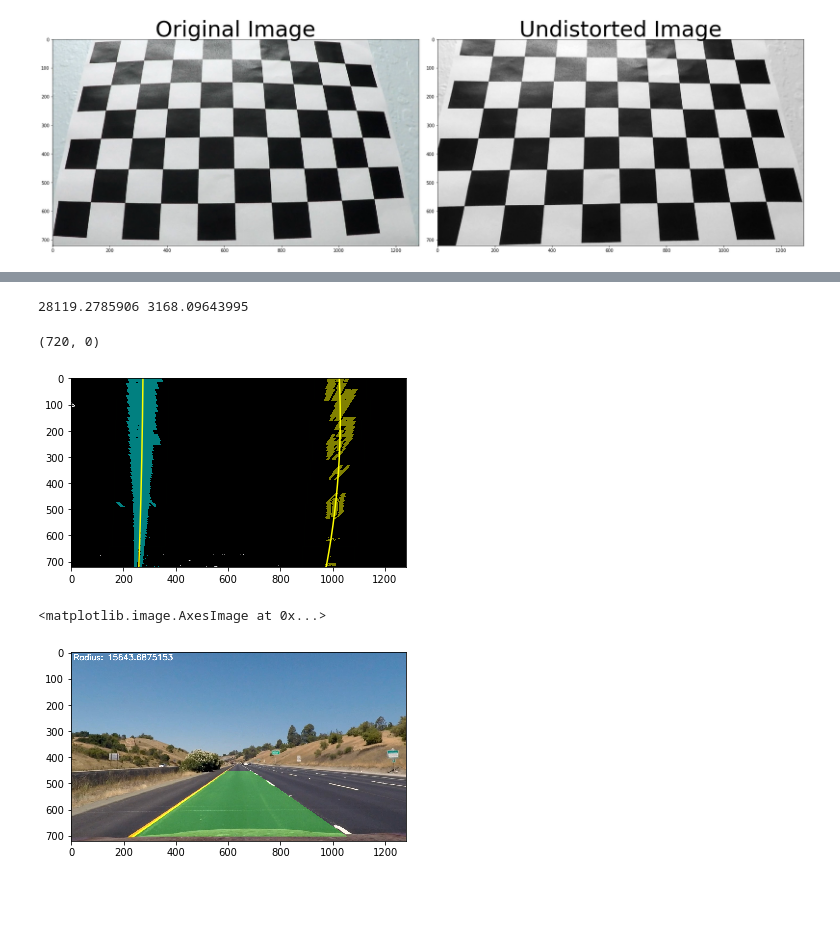
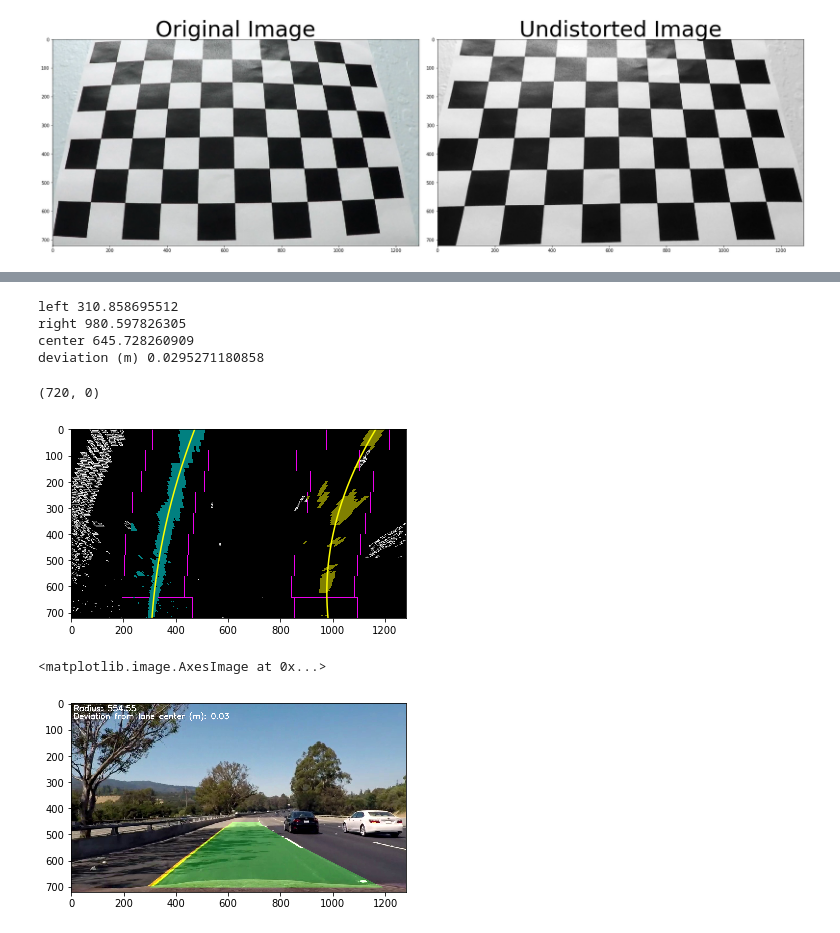
Before and after one commit to zeeexsixare/CarND-Advanced-Lane-Lines, a Jupyter notebook: AdvancedLaneFinding.ipynb, the cells around one changed output, grey strips where cells are left out. Saved outputs shown, nothing was run; the diff lists cells and outputs as text; code cells hidden in the pictures; blank space fills up the shorter version.

```diff
--- a/AdvancedLaneFinding.ipynb
+++ b/AdvancedLaneFinding.ipynb
@@ -139,7 +147,7 @@ def mag_thresh(img, sobel_kernel=3, thresh=(10, 100)):
     # 6) Return this mask as your binary_output image
     return mag_binary
 
-img = cv2.imread('./test_images/test4.jpg')
+img = cv2.imread('./test_images/pa7.jpg')
 imgRGB = cv2.cvtColor(img, cv2.COLOR_BGR2RGB)
 
 img_mag = mag_thresh(imgRGB)
@@ -152,7 +160,7 @@ plt.imshow(img_mag,cmap='gray')
 #Define Direction of Gradient function
 
 # Read in an image
-image = mpimg.imread('./test_images/test4.jpg')
+image = mpimg.imread('./test_images/pa7.jpg')
 
 # Define a function that applies Sobel x and y,
 # then computes the direction of the gradient
@@ -319,9 +329,9 @@ nonzerox = np.array(nonzero[1])
 leftx_current = leftx_base
 rightx_current = rightx_base
 # Set the width of the windows +/- margin
-margin = 100
+margin = 120
 # Set minimum number of pixels found to recenter window
-minpix = 50
+minpix = 30
 # Create empty lists to receive left and right lane pixel indices
 left_lane_inds = []
 right_lane_inds = []
@@ -337,9 +347,9 @@ for window in range(nwindows):
     win_xright_high = rightx_current + margin
     # Draw the windows on the visualization image
     cv2.rectangle(out_img,(win_xleft_low,win_y_low),(win_xleft_high,win_y_high),
-    (0,255,0), 2)
+    (20,255,20), 2)
     cv2.rectangle(out_img,(win_xright_low,win_y_low),(win_xright_high,win_y_high),
-    (0,255,0), 2)
+    (20,255,20), 2)
     # Identify the nonzero pixels in x and y within the window
     good_left_inds = ((nonzeroy >= win_y_low) & (nonzeroy < win_y_high) &
     (nonzerox >= win_xleft_low) &  (nonzerox < win_xleft_high)).nonzero()[0]
@@ -370,18 +380,39 @@ left_fit = np.polyfit(lefty, leftx, 2)
 right_fit = np.polyfit(righty, rightx, 2)
 
 # Generate x and y values for plotting
-ploty = np.linspace(0, binary_warped.shape[0]-1, binary_warped.shape[0] )
+ploty = np.linspace(0, binary_warped.shape[0]-1, binary_warped.shape[0])
 left_fitx = left_fit[0]*ploty**2 + left_fit[1]*ploty + left_fit[2]
 right_fitx = right_fit[0]*ploty**2 + right_fit[1]*ploty + right_fit[2]
+
+# Define conversions in x and y from pixels space to meters
+ym_per_pix = 30/720 # meters per pixel in y dimension
+xm_per_pix = 3.7/700 # meters per pixel in x dimension
+
+# Fit a second order polynomial to pixel positions in each fake lane line
+# Fit new polynomials to x,y in world space
+left_fit_cr = np.polyfit(lefty*ym_per_pix, leftx*xm_per_pix, 2)
+right_fit_cr = np.polyfit(righty*ym_per_pix, rightx*xm_per_pix, 2)
 
 # Define y-value where we want radius of curvature
 # I'll choose the maximum y-value, corresponding to the bottom of the image
 y_eval = np.max(ploty)
-left_curverad = ((1 + (2*left_fit[0]*y_eval + left_fit[1])**2)**1.5) / np.absolute(2*left_fit[0])
-right_curverad = ((1 + (2*right_fit[0]*y_eval + right_fit[1])**2)**1.5) / np.absolute(2*right_fit[0])
-print(left_curverad, right_curverad)
+
+# Calculation of R_curve (radius of curvature) including conversion from pixel space to meters
+left_curverad = ((1 + (2*left_fit_cr[0]*y_eval*ym_per_pix + left_fit_cr[1])**2)**1.5) / np.absolute(2*left_fit_cr[0])
+right_curverad = ((1 + (2*right_fit_cr[0]*y_eval*ym_per_pix + right_fit_cr[1])**2)**1.5) / np.absolute(2*right_fit_cr[0])
+
+#print(left_curverad, right_curverad)
 # Example values: 1926.74 1908.48
 
+#Measure car's position in the lane using lane lines at the bottom of the image, which is closest to the car.
+carpospixleft = left_fit[0]*700**2 + left_fit[1]*700 + left_fit[2]
+carpospixright = right_fit[0]*700**2 + right_fit[1]*700 + right_fit[2]
+print('left', carpospixleft)
+print('right',carpospixright)
+center = np.mean([carpospixleft, carpospixright])
+print('center', center)
+deviation = abs(center - 1280/2)/194
+print('deviation (m)', deviation)
 
 out_img[nonzeroy[left_lane_inds], nonzerox[left_lane_inds]] = [255, 128, 128]
 out_img[nonzeroy[right_lane_inds], nonzerox[right_lane_inds]] = [128, 128, 255]
@@ -391,39 +422,43 @@ plt.plot(right_fitx, ploty, color='yellow')
 plt.xlim(0, 1280)
 plt.ylim(720, 0)
 # %% [output]
-28119.2785906 3168.09643995
+left 310.858695512
+right 980.597826305
+center 645.728260909
+deviation (m) 0.0295271180858
 (720, 0)
-[figure, old version]
+[figure, new version]
 # %%
 #Section #6: Provide an example image of your result plotted back down onto the road such that the lane area is identified clearly.
 
 warpedBGR = cv2.undistort(img, mtx, dist, None, mtx)
 warpedRGB = cv2.cvtColor(warpedBGR, cv2.COLOR_BGR2RGB)
 warped = np.copy(binary_warped)
 
 # Create an image to draw the lines on
 warp_zero = np.zeros_like(warped).astype(np.uint8)
 color_warp = np.dstack((warp_zero, warp_zero, warp_zero))
 
 # Recast the x and y points into usable format for cv2.fillPoly()
 pts_left = np.array([np.transpose(np.vstack([left_fitx, ploty]))])
 pts_right = np.array([np.flipud(np.transpose(np.vstack([right_fitx, ploty])))])
 pts = np.hstack((pts_left, pts_right))
 
 # Draw the lane onto the warped blank image
 cv2.fillPoly(color_warp, np.int_([pts]), (0,255, 0))
 
 # Warp the blank back to original image space using inverse perspective matrix (Minv)
 newwarp = cv2.warpPerspective(color_warp, Minv, (image.shape[1], image.shape[0]))
 # Combine the result with the original image
 result = cv2.addWeighted(warpedRGB, 1, newwarp, 0.3, 0)
 font = cv2.FONT_HERSHEY_SIMPLEX
 radiusavg = np.mean([left_curverad, right_curverad])
-cv2.putText(result,'Radius: ' + str(radiusavg),(10,30), font, 1,(255,255,255),2,cv2.LINE_AA)
+cv2.putText(result,'Radius: ' + "{:.2f}".format(radiusavg),(10,30), font, 1,(255,255,255),2,cv2.LINE_AA)
+cv2.putText(result,'Deviation from lane center (m): ' + "{:.2f}".format(deviation),(10,60), font, 1,(255,255,255),2,cv2.LINE_AA)
 plt.imshow(result)
 # %% [output]
 <matplotlib.image.AxesImage at 0x...>
-[figure, old version]
+[figure, new version]
 # %%
 #PIPELINE (VIDEO) SECTION
 #Provide a link to your final video output. Your pipeline should perform reasonably well on the entire project video (wobbly lines are ok but no catastrophic failures that would cause the car to drive off the road!)
```
Also changed, not shown: parts of 14 cells of this notebook.
